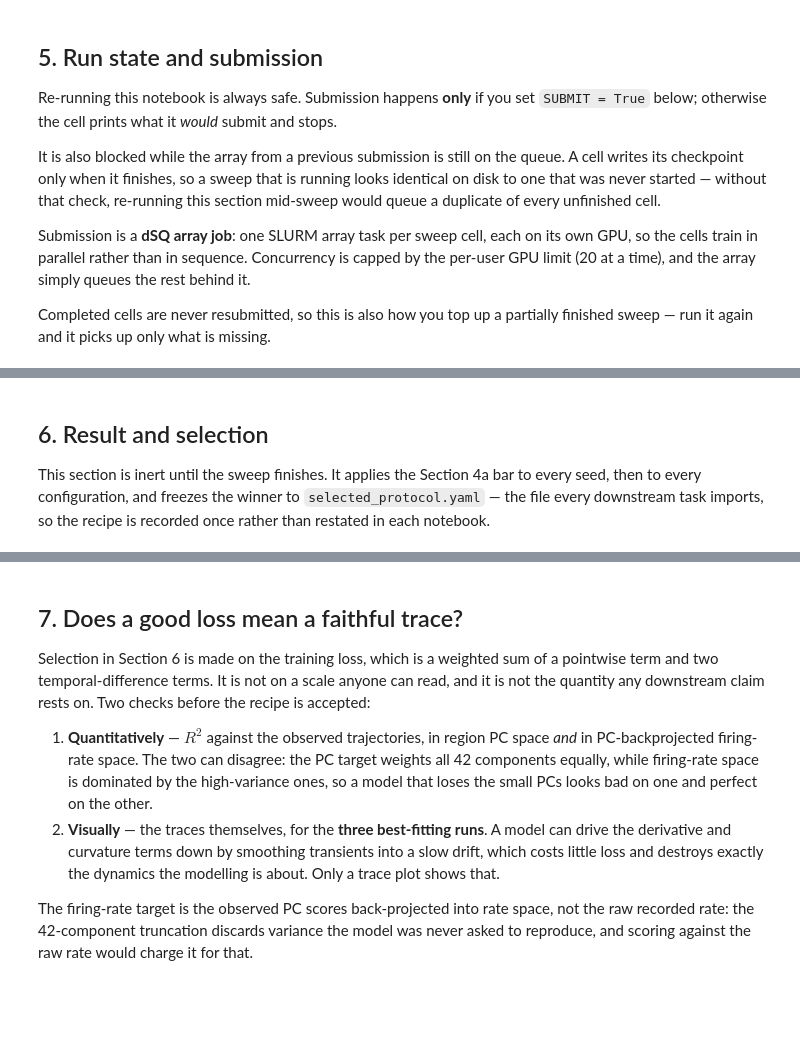
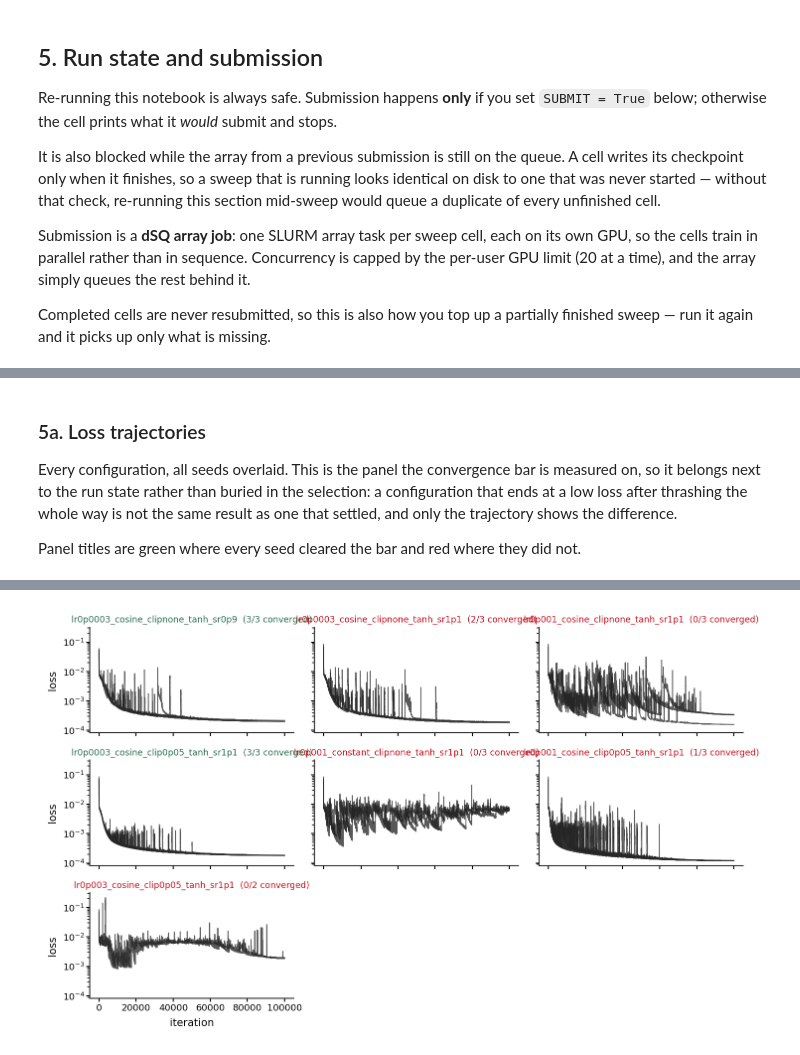
Before and after one commit to gprabaha/dal_monte_2022_analysis, a Jupyter notebook: notebooks/mrnn_thesis/00_training_protocol.ipynb, the cells around one changed output, grey strips where cells are left out. Drawn from its saved outputs; the diff is of its cells as text; code cells hidden in the pictures; blank space fills up the shorter version.

```diff
--- a/notebooks/mrnn_thesis/00_training_protocol.ipynb
+++ b/notebooks/mrnn_thesis/00_training_protocol.ipynb
@@ -526,19 +623,31 @@ if len(inventory):
 # %% [markdown]
-## 6. Result and selection
+### 5a. Loss trajectories
 
-This section is inert until the sweep finishes. It applies the Section 4a bar to every
-seed, then to every configuration, and freezes the winner to
-`selected_protocol.yaml` — the file every downstream task imports, so the recipe is
-recorded once rather than restated in each notebook.
+Every configuration, all seeds overlaid. This is the panel the convergence bar is
+measured on, so it belongs next to the run state rather than buried in the selection: a
+configuration that ends at a low loss after thrashing the whole way is not the same
+result as one that settled, and only the trajectory shows the difference.
+
+Panel titles are green where every seed cleared the bar and red where they did not.
 # %%
-results = protocol.configurations_meeting_bar(inventory, BAR)
-finished = results[results["n_complete"] == results["n_seeds"]] if len(results) else results
+from dal_monte_2022_analysis.ephys.analysis import fixation_mrnn_sweep as sweep_shared
+from dal_monte_2022_analysis.ephys.plotting import fixation_mrnn_sweep as sweep_viz
 
-if len(finished) < 2:
-    display(Markdown(
-        f"Only **{len(finished)}** of {len(results)} configurations have all their seeds. "
-        f"Re-run once the sweep finishes."
-    ))
+sweep_histories = {}
+for _config in configs:
+    _runs = []
+    for _seed in seeds:
+        _path = protocol.protocol_run_dir(SWEEP_ROOT, _config, _seed) / "history.csv"
+        if _path.exists():
+            _runs.append(pd.read_csv(_path))
+    if _runs:
+        sweep_histories[_config.label] = _runs
+
+if not sweep_histories:
+    display(Markdown("No completed runs yet."))
 else:
-    display(results)
-    show(viz.plot_protocol_results(results), "fig06_protocol_results")
+    sweep_convergence = sweep_shared.convergence_table(sweep_histories)
+    display(sweep_convergence.round(5))
+    show(sweep_viz.plot_sweep_loss_trajectories(sweep_histories, convergence=sweep_convergence,
+                                                n_columns=3), "fig05b_sweep_loss_trajectories")
+# %% [output]
@@ -544,0 +662 @@ else:
+[figure, added]
@@ -579,20 +662,0 @@ else:
-# %% [markdown]
-## 7. Does a good loss mean a faithful trace?
-
-Selection in Section 6 is made on the training loss, which is a weighted sum of a
-pointwise term and two temporal-difference terms. It is not on a scale anyone can read,
-and it is not the quantity any downstream claim rests on. Two checks before the recipe is
-accepted:
-
-1. **Quantitatively** — $R^2$ against the observed trajectories, in region PC space *and*
-   in PC-backprojected firing-rate space. The two can disagree: the PC target weights all
-   42 components equally, while firing-rate space is dominated by the high-variance ones,
-   so a model that loses the small PCs looks bad on one and perfect on the other.
-2. **Visually** — the traces themselves, for the **three best-fitting runs**. A model can
-   drive the derivative and curvature terms down by smoothing transients into a slow
-   drift, which costs little loss and destroys exactly the dynamics the modelling is
-   about. Only a trace plot shows that.
-
-The firing-rate target is the observed PC scores back-projected into rate space, not the
-raw recorded rate: the 42-component truncation discards variance the model was never
-asked to reproduce, and scoring against the raw rate would charge it for that.
```
Also changed, not shown: parts of 33 cells of this notebook, 8 other files.
